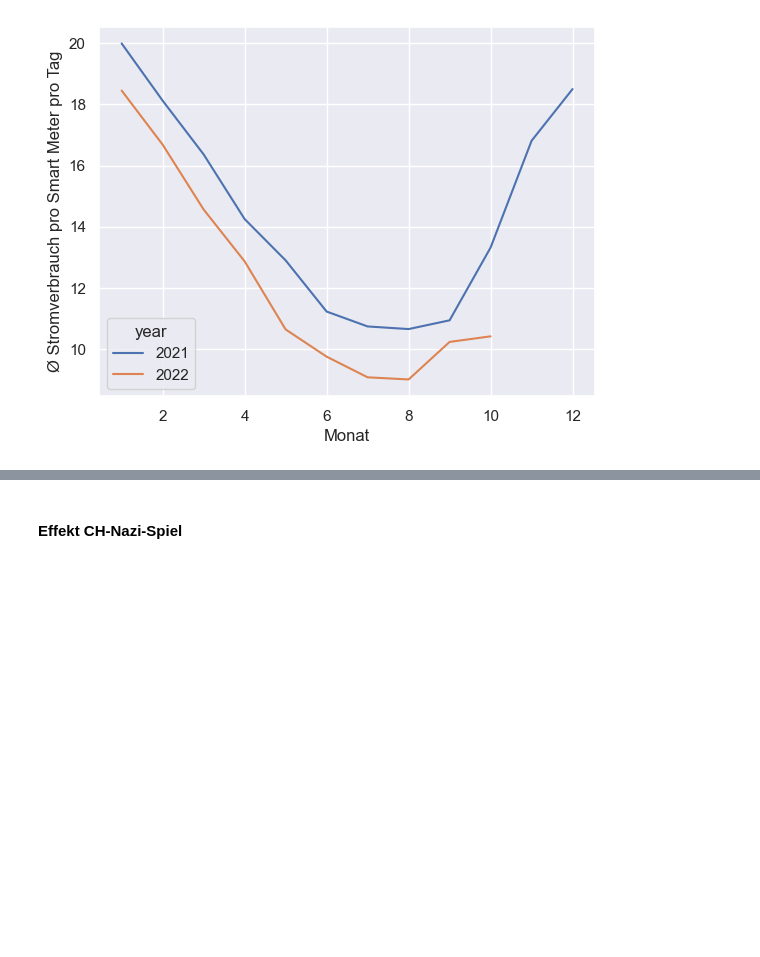
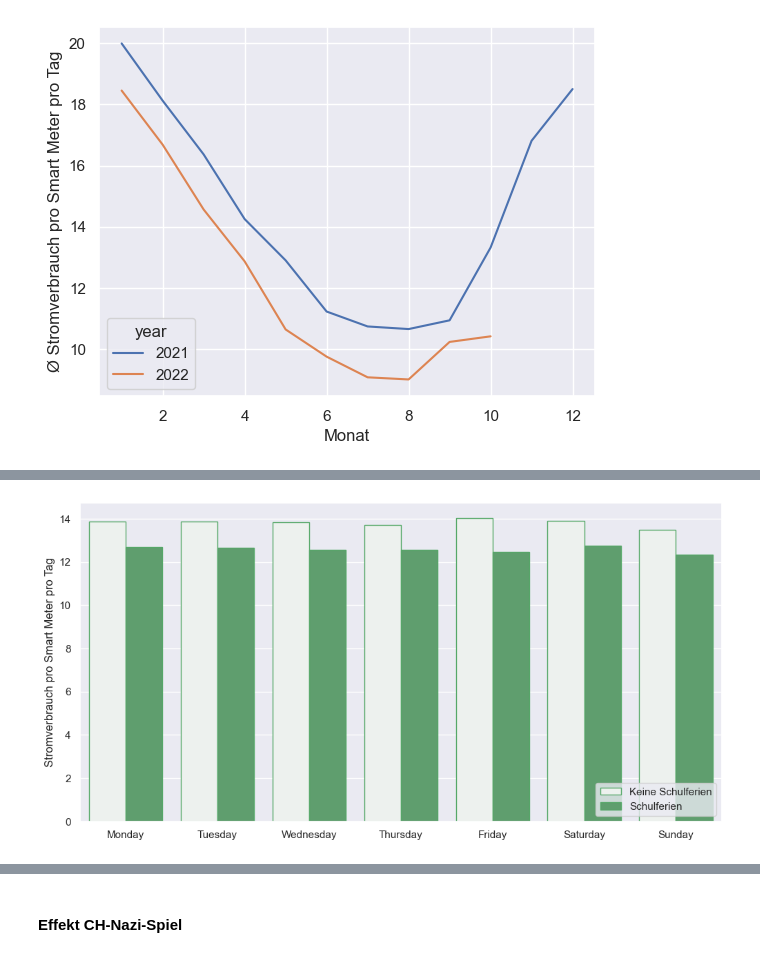
Before and after one commit to axpogroup/ckw-opendata, a Jupyter notebook: ckw.ch/Descriptives Agg.ipynb, the cells around one changed output, grey strips where cells are left out. Cells and saved outputs as stored; diff of their text form; code cells hidden in the pictures; blank space fills up the shorter version.

```diff
--- a/ckw.ch/Descriptives Agg.ipynb
+++ b/ckw.ch/Descriptives Agg.ipynb
@@ -409,0 +432,20 @@ Text(0, 0.5, 'Ø Stromverbrauch pro Smart Meter pro Tag')
+# %%
+df_datashort=df_data.drop_duplicates(subset=['date', 'timestamp']) # Löschen Gemeinde-Ebene um Verbrauchsdaten pro Tag zu aggregieren
+df_day=df_datashort.groupby(['year','month', 'weekday','schoolhol','date'])[['kwh_persmdt']].sum() # Verbrauch pro Smart Meter pro Tag
+df_day=df_day.groupby(['schoolhol','weekday'])[['kwh_persmdt']].mean() # Durchschnittlicher Verbrauch pro Wochentag
+
+df_day = df_day.reset_index() # Index-Hierarchie aufheben
+df_day['weekday'] = df_day['weekday'].astype("category") # Kategorie-Typ für Wochentage festlegen
+df_day['weekday'] = df_day['weekday'].cat.set_categories(["Monday", "Tuesday", 'Wednesday', 'Thursday', 'Friday', 'Saturday', 'Sunday'], ordered=True) # Daten nach Wochentagen ordnen
+
+plt.figure(figsize=(12,6))
+ax=sns.barplot(x='weekday', y='kwh_persmdt', hue='schoolhol', data=df_day, color = 'g', edgecolor = 'g')
+ax.set(xlabel=None, ylabel="Stromverbrauch pro Smart Meter pro Tag") # X-Label aufheben & Y-Label benennen
+
+labels=["Keine Schulferien","Schulferien"] # Legenden-Labels
+h, l = ax.get_legend_handles_labels()
+ax.legend(h, labels, title=None, loc='lower right') # Positionierung Legende
+
+plt.show()
+# %% [output]
+[figure, added]
```
Also changed, not shown: parts of 9 cells of this notebook.
